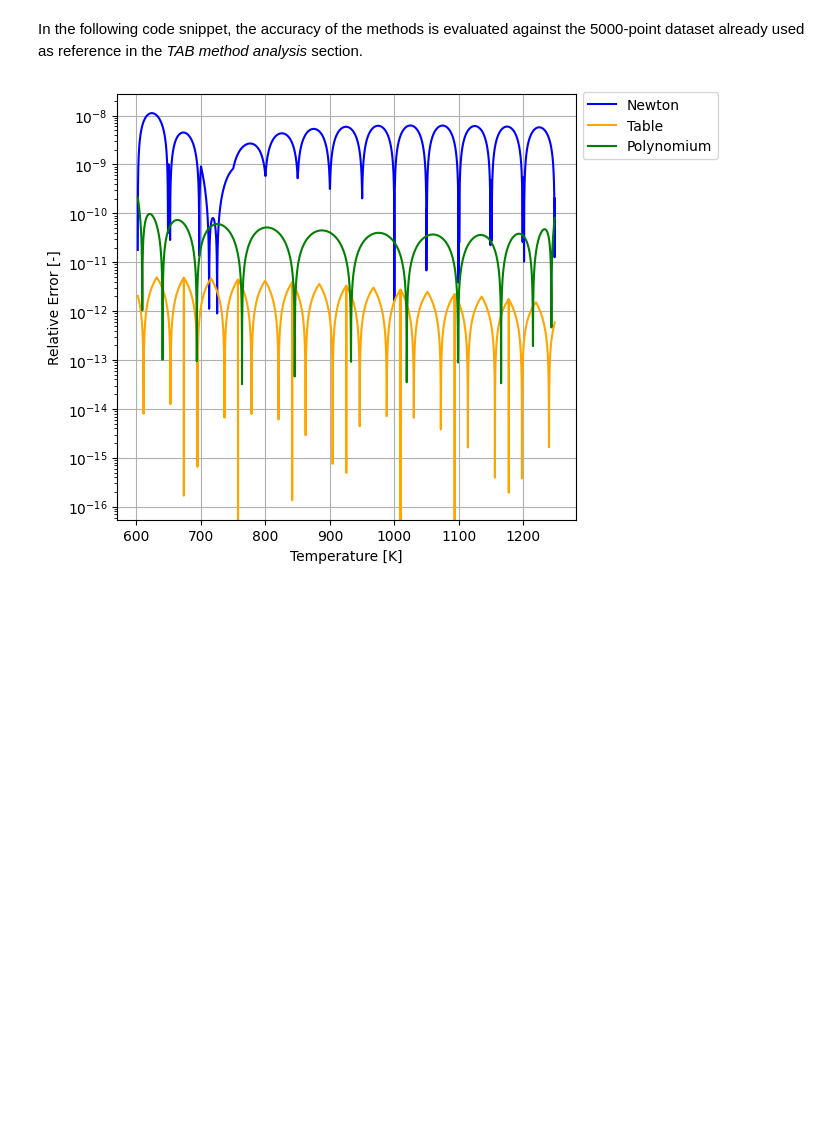
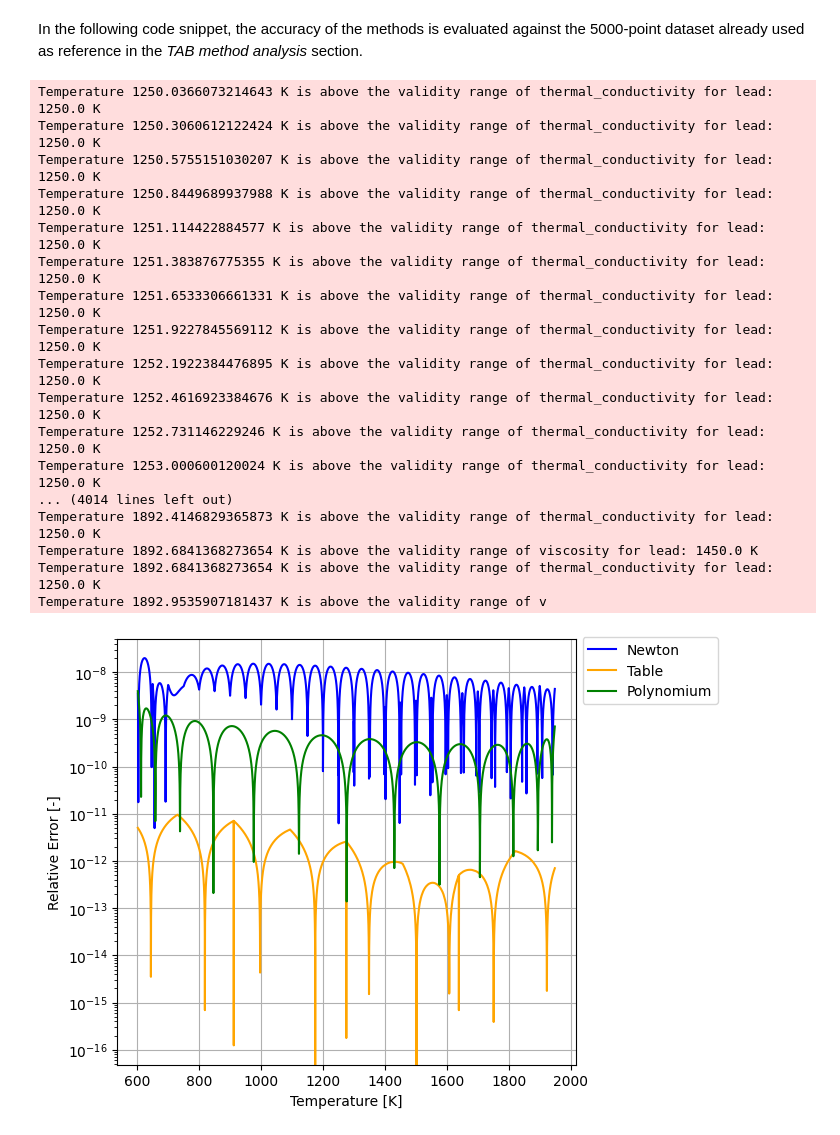
Before and after one commit to newcleo-dev-team/dassh_nc, a Jupyter notebook: enthalpy_to_temperature/enthalpy2temperature.ipynb, the cells around one changed output. Drawn from its saved outputs; the diff is of its cells as text; code cells hidden in the pictures; blank space fills up the shorter version.

Commit message:
[034_enthalpy_to_temperature], issue #34, modified lead data and moved DB_PATH_SUFFIX to _commons

```diff
--- a/enthalpy_to_temperature/enthalpy2temperature.ipynb
+++ b/enthalpy_to_temperature/enthalpy2temperature.ipynb
@@ -53,7 +53,7 @@ from time_and_accuracy import eval_time, eval_accuracy, table_method_summary, \
     get_poly_results
 from plots import plot_table_evaluation, plot_polynomium_results, \
     plot_accuracy_comparison
-from _commons import DB_SIZES, T_IN
+from _commons import DB_SIZES, T_IN, DB_PATH_SUFFIX
 import numpy as np
 from dassh import Material
 from tabulate import tabulate
@@ -64,8 +64,6 @@ MATERIAL: str = 'lead'
 """Material to be used"""
 DB_PATH_PREFIX: str = f"{MATERIAL}_"
 """Prefix for the path to the data files"""
-DB_PATH_SUFFIX: str = ".csv"
-"""Suffix for the path to the data files"""
 DATA_FOLDER: str = os.path.join('data', MATERIAL)
 """Folder containing the data files"""
 reference = np.genfromtxt(os.path.join(DATA_FOLDER, f'{MATERIAL}_ref.csv'),
@@ -169,12 +170,29 @@ In the following code snippet, the accuracy of the methods is evaluated against
 # %%
 err_newton = eval_accuracy(newton_method, reference, coolant=coolant)
 err_table = eval_accuracy(table_method, reference, data_path=data_path)
 err_poly = eval_accuracy(poly_method, reference,
-                           coeffs_T2h=np.polyfit(data[:,0], data[:,1], deg=10),
-                           coeffs_h2T=np.polyfit(data[:,1], data[:,0], deg=10))
+                           coeffs_T2h=np.polyfit(data[:,0], data[:,1], deg=12),
+                           coeffs_h2T=np.polyfit(data[:,1], data[:,0], deg=12))
 plot_accuracy_comparison(reference, err_newton, err_table, err_poly, MATERIAL)
 # %% [output]
+Temperature 1250.0366073214643 K is above the validity range of thermal_conductivity for lead: 1250.0 K
+Temperature 1250.3060612122424 K is above the validity range of thermal_conductivity for lead: 1250.0 K
+Temperature 1250.5755151030207 K is above the validity range of thermal_conductivity for lead: 1250.0 K
+Temperature 1250.8449689937988 K is above the validity range of thermal_conductivity for lead: 1250.0 K
+Temperature 1251.114422884577 K is above the validity range of thermal_conductivity for lead: 1250.0 K
+Temperature 1251.383876775355 K is above the validity range of thermal_conductivity for lead: 1250.0 K
+Temperature 1251.6533306661331 K is above the validity range of thermal_conductivity for lead: 1250.0 K
+Temperature 1251.9227845569112 K is above the validity range of thermal_conductivity for lead: 1250.0 K
+Temperature 1252.1922384476895 K is above the validity range of thermal_conductivity for lead: 1250.0 K
+Temperature 1252.4616923384676 K is above the validity range of thermal_conductivity for lead: 1250.0 K
+Temperature 1252.731146229246 K is above the validity range of thermal_conductivity for lead: 1250.0 K
+Temperature 1253.000600120024 K is above the validity range of thermal_conductivity for lead: 1250.0 K
+... (4014 lines left out)
+Temperature 1892.4146829365873 K is above the validity range of thermal_conductivity for lead: 1250.0 K
+Temperature 1892.6841368273654 K is above the validity range of viscosity for lead: 1450.0 K
+Temperature 1892.6841368273654 K is above the validity range of thermal_conductivity for lead: 1250.0 K
+Temperature 1892.9535907181437 K is above the validity range of v
-[figure, old version]
+[figure, new version]
 # %% [markdown]
 # Conclusions
 
```
Also changed, not shown: parts of 7 cells of this notebook, 13 other files.
